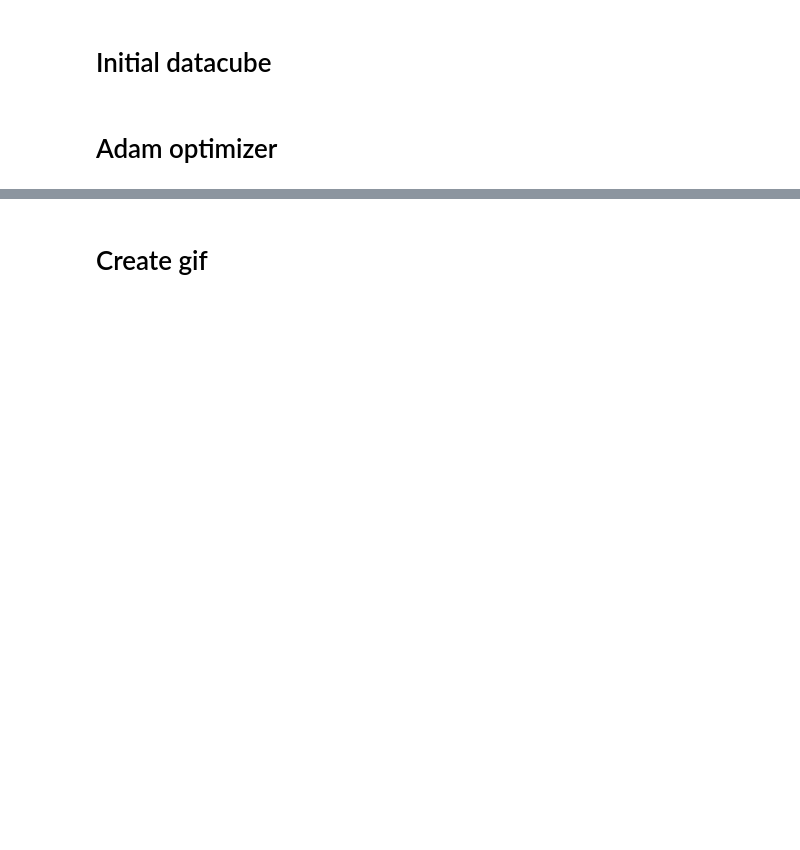
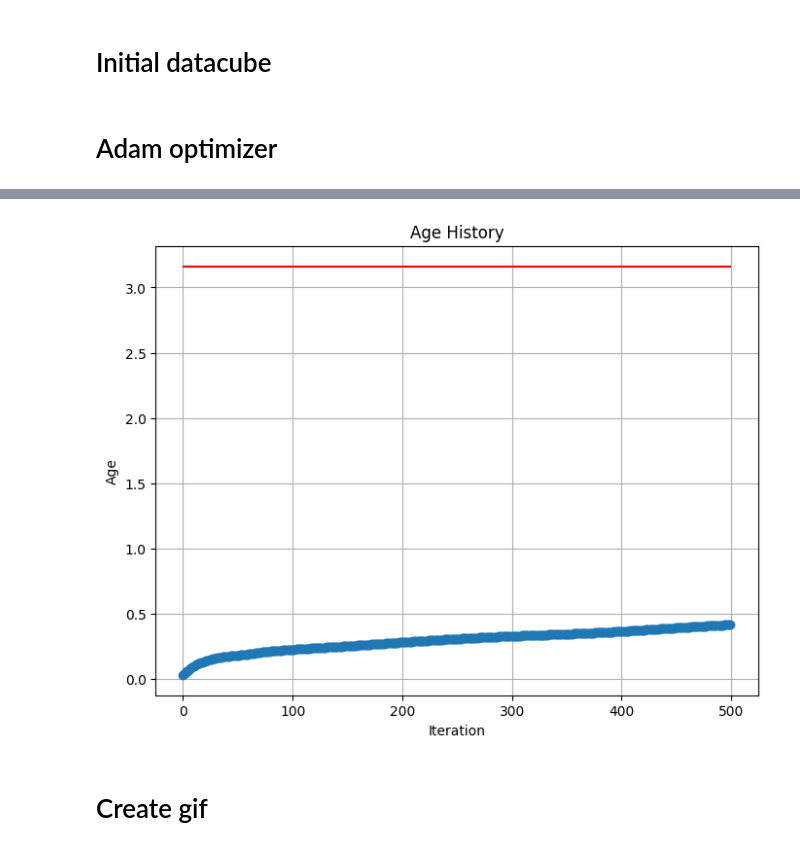
Before and after one commit to ufuk-cakir/rubix, a Jupyter notebook: notebooks/gradient_simple_bc_age_adamoptimizer.ipynb, the cells around one changed output, grey strips where cells are left out. Cells and saved outputs as stored; diff of their text form; code cells hidden in the pictures; blank space fills up the shorter version.

```diff
--- a/notebooks/gradient_simple_bc_age_adamoptimizer.ipynb
+++ b/notebooks/gradient_simple_bc_age_adamoptimizer.ipynb
@@ -406,22 +405,24 @@ plt.show()
 # %%
 import matplotlib.pyplot as plt
 import numpy as np
 
 # If age_history is a JAX array, convert it to a NumPy array:
-age_history_np = np.array(age_history[:, 0, 0])
+age_history_np = np.array(age_history)
 
 # Create an array for the x-axis indices
 indices = np.arange(len(age_history_np))
 
 plt.figure(figsize=(8, 6))
 plt.plot(indices, age_history_np, marker='o', linestyle='-')
 plt.hlines(y=age_values[index], xmin=0, xmax=len(age_history_np), color='r', linestyle='-')
 plt.xlabel("Iteration")
 plt.ylabel("Age")
 plt.title("Age History")
 plt.grid(True)
-plt.savefig(f"./output/optimizer/optimization_progress_age_metals{metallicity_index}_agestart{initial_age_index}_to{index}_learning{learning}_tol{tol}.png")
+#plt.savefig(f"./output/optimizer/optimization_progress_age_metals{metallicity_index}_agestart{initial_age_index}_to{index}_learning{learning}_tol{tol}.png")
 plt.show()
+# %% [output]
+[figure, added]
 # %%
 #run the pipeline with the optimized age
 #rubixdata.stars.age = optimized_age
```
Also changed, not shown: parts of 6 cells of this notebook, 1 other file.
